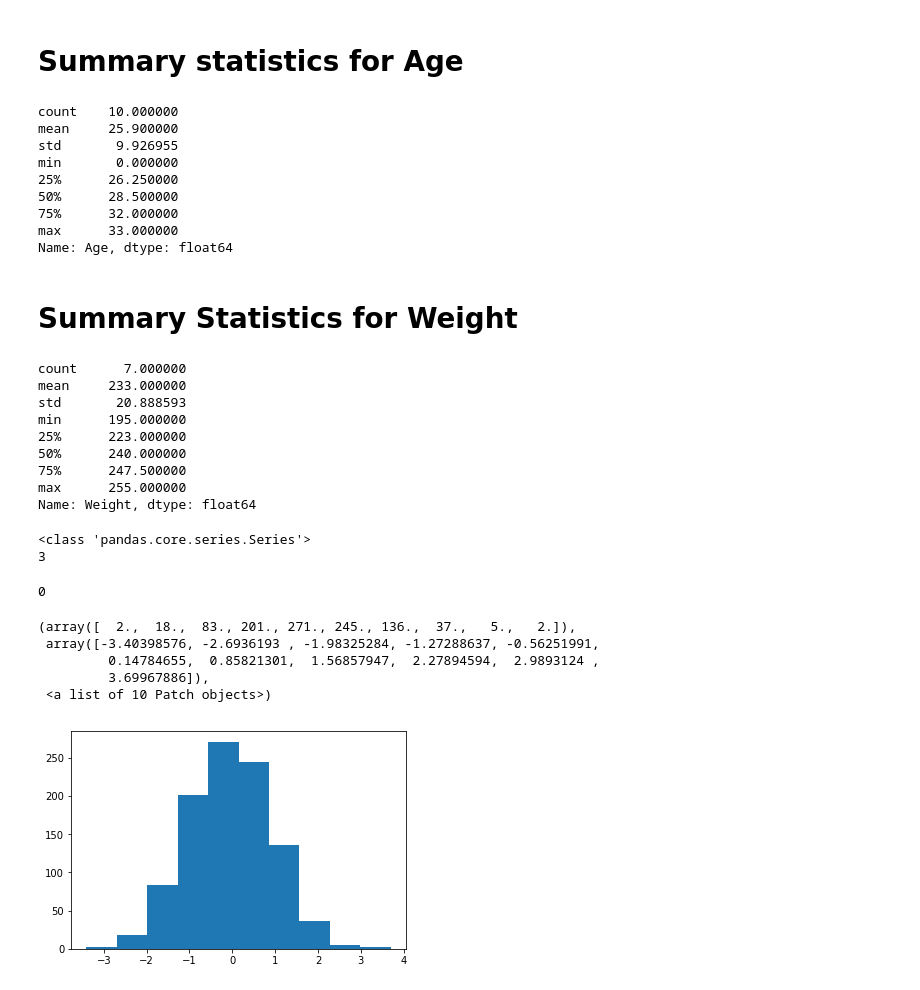
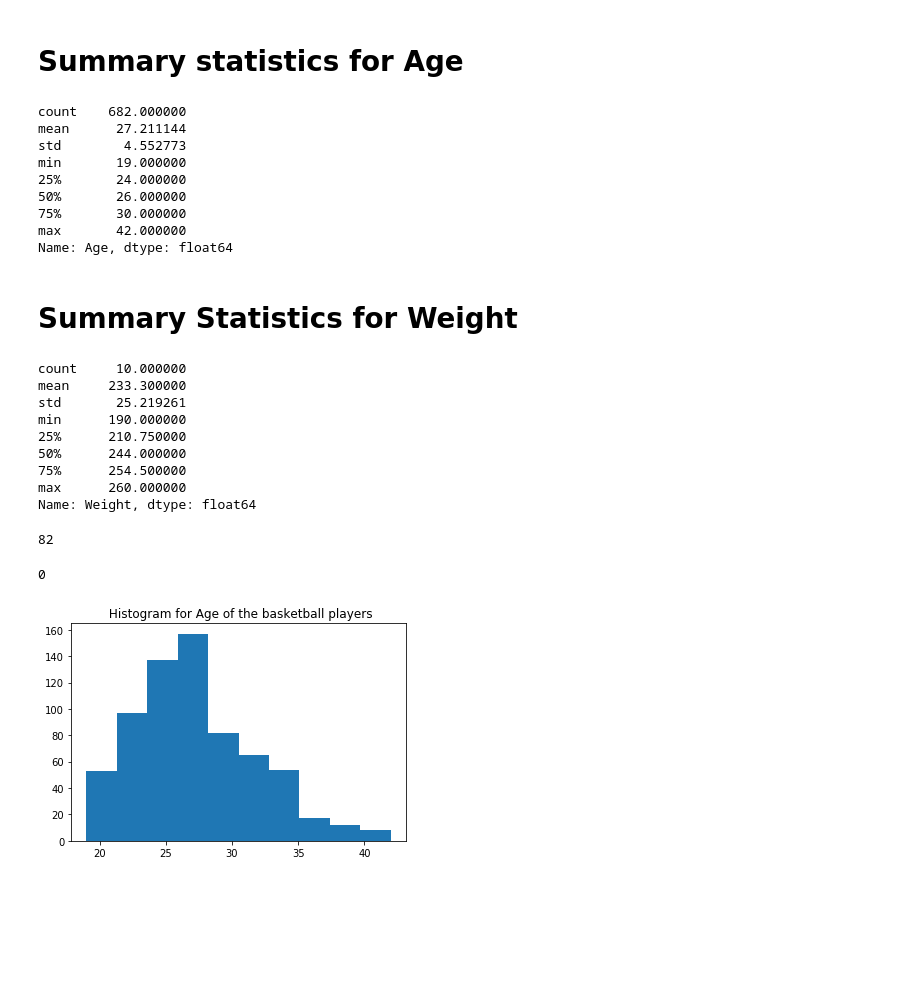
Before and after one commit to Gyagenda/Python-Boot-Camp-, a Jupyter notebook: bootcamp_project.ipynb, the cells around one changed output. Cells and saved outputs as stored; diff of their text form; code cells hidden in the pictures; blank space fills up the shorter version.

```diff
--- a/bootcamp_project.ipynb
+++ b/bootcamp_project.ipynb
@@ -80,36 +88,35 @@ Name: Age, dtype: int64
 # %% [markdown]
 # Summary statistics for Age
 # %%
-print(nba["Age"][600:610].describe())
+print(nba_sub["Age"].describe())
 # %% [output]
-count    10.000000
-mean     25.900000
-std       9.926955
-min       0.000000
-25%      26.250000
-50%      28.500000
-75%      32.000000
-max      33.000000
+count    682.000000
+mean      27.211144
+std        4.552773
+min       19.000000
+25%       24.000000
+50%       26.000000
+75%       30.000000
+max       42.000000
 Name: Age, dtype: float64
 # %% [markdown]
 # Summary Statistics for Weight
 # %%
-print(nba["Weight"][600:610].describe())
+print(nba_sub["Weight"][:10].describe())
 # %% [output]
-count      7.000000
-mean     233.000000
-std       20.888593
-min      195.000000
-25%      223.000000
-50%      240.000000
-75%      247.500000
-max      255.000000
+count     10.000000
+mean     233.300000
+std       25.219261
+min      190.000000
+25%      210.750000
+50%      244.000000
+75%      254.500000
+max      260.000000
 Name: Weight, dtype: float64
 # %%
-print(type(Weight))
-#Weight=(nba["Weight"][600:610])
+#print(type(Weight))
+Weight=(nba_sub["Weight"])
 print(sum(Weight.isnull()))
 # %% [output]
-<class 'pandas.core.series.Series'>
-3
+82
 # %%
@@ -120,14 +127,19 @@ print(sum(Age.isnull()))
 # %%
 import numpy as np
 import pandas as pd
 import matplotlib as mpl
 import matplotlib.pyplot as plt
+import matplotlib .axes as ax
+%matplotlib inline
 
-plt.hist(Age)
+nba_sub=nba[nba["Age"]>0 & (nba['Weight']>0)]
+
+
+Age=nba_sub['Age']
+AgeHist=plt.figure()
+plt.hist(Age, bins=10)
+plt.title(" Histogram for Age of the basketball players")
+plt.show()
+AgeHist.savefig("Age_Histogram.png")
 # %% [output]
-(array([  2.,  18.,  83., 201., 271., 245., 136.,  37.,   5.,   2.]),
- array([-3.40398576, -2.6936193 , -1.98325284, -1.27288637, -0.56251991,
-         0.14784655,  0.85821301,  1.56857947,  2.27894594,  2.9893124 ,
-         3.69967886]),
- <a list of 10 Patch objects>)
-[figure, old version]
+[figure, new version]
```
Also changed, not shown: parts of 22 cells of this notebook.
